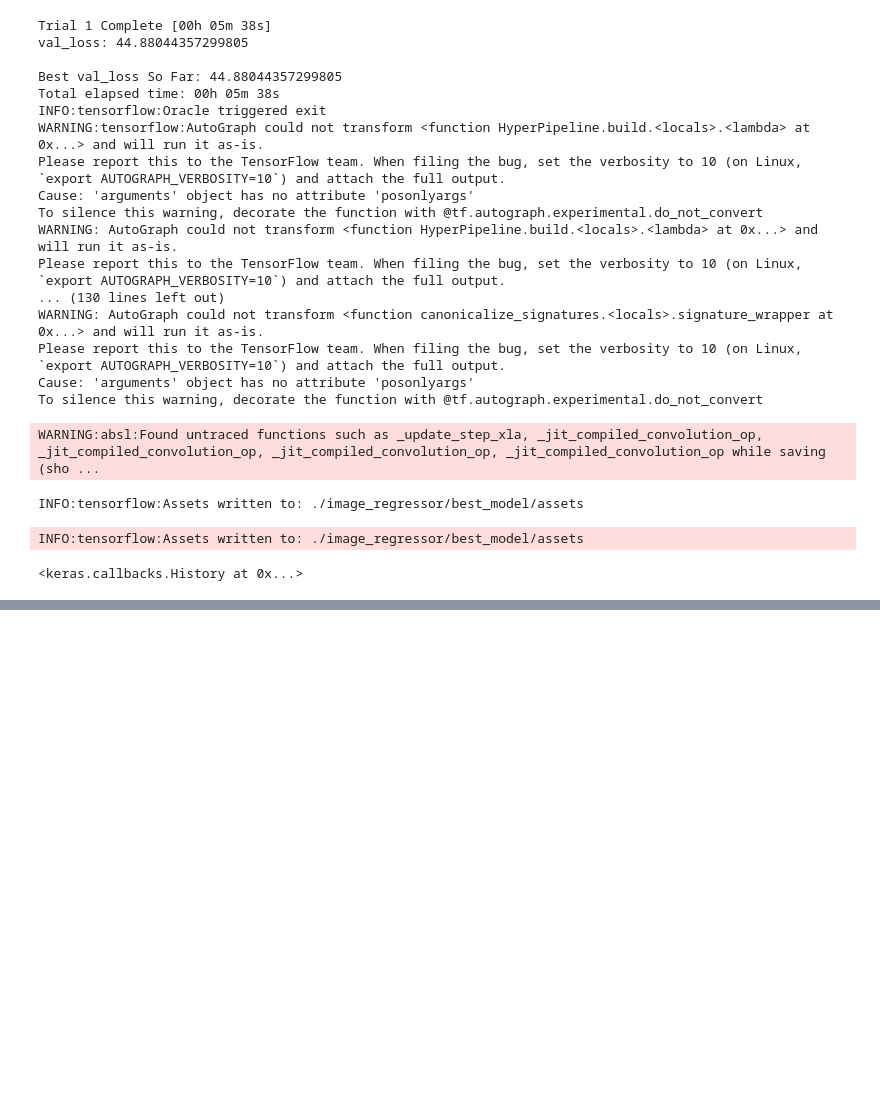
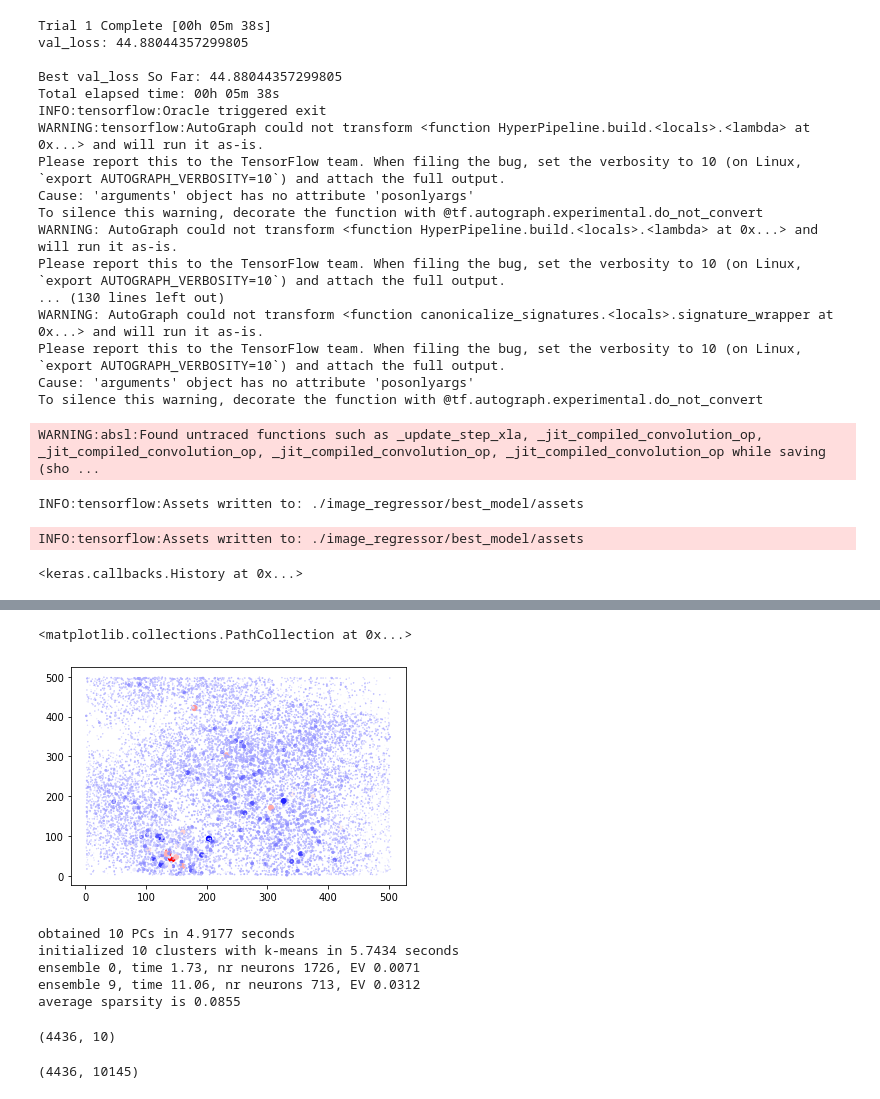
Before and after one commit to mariakesa/CommunicationSubspaces, a Jupyter notebook: 2800images.ipynb, the cells around one changed output, grey strips where cells are left out. Drawn from its saved outputs; the diff is of its cells as text; code cells hidden in the pictures; blank space fills up the shorter version.

```diff
--- a/2800images.ipynb
+++ b/2800images.ipynb
@@ -236,0 +284,2 @@ KeyboardInterrupt:
+# %%
+comps=pca.components_
@@ -236,0 +290,30 @@ KeyboardInterrupt:
+# %%
+comp= comps[1,:]
+comp= comp/np.max(np.abs(comp))
+lam = np.abs(comp)
+# %%
+plt.scatter(xpos, ypos, s = 50*lam, c = comps[1,:], cmap='bwr')
+# %% [output]
+<matplotlib.collections.PathCollection at 0x...>
+[figure, added]
+# %%
+from EnsemblePursuit.EnsemblePursuit import EnsemblePursuit
+
+ep=EnsemblePursuit(n_components=10,lam=0.01,n_kmeans=10)
+model=ep.fit(y_train)
+V=model.components_
+U=model.weights
+# %% [output]
+obtained 10 PCs in 4.9177 seconds
+initialized 10 clusters with k-means in 5.7434 seconds
+ensemble 0, time 1.73, nr neurons 1726, EV 0.0071
+ensemble 9, time 11.06, nr neurons 713, EV 0.0312
+average sparsity is 0.0855
+# %%
+print(U.shape)
+# %% [output]
+(4436, 10)
+# %%
+print(y_train.shape)
+# %% [output]
+(4436, 10145)
```
Also changed, not shown: parts of 25 cells of this notebook.
